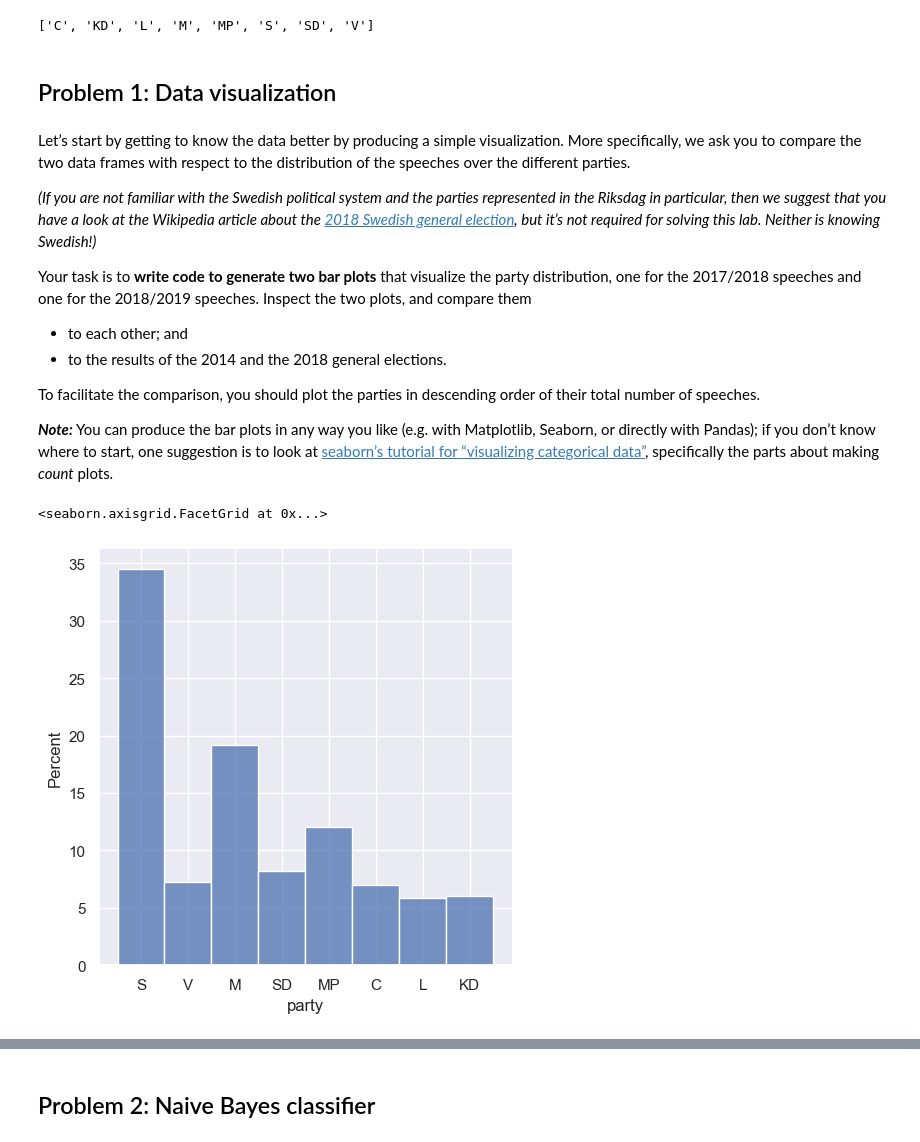
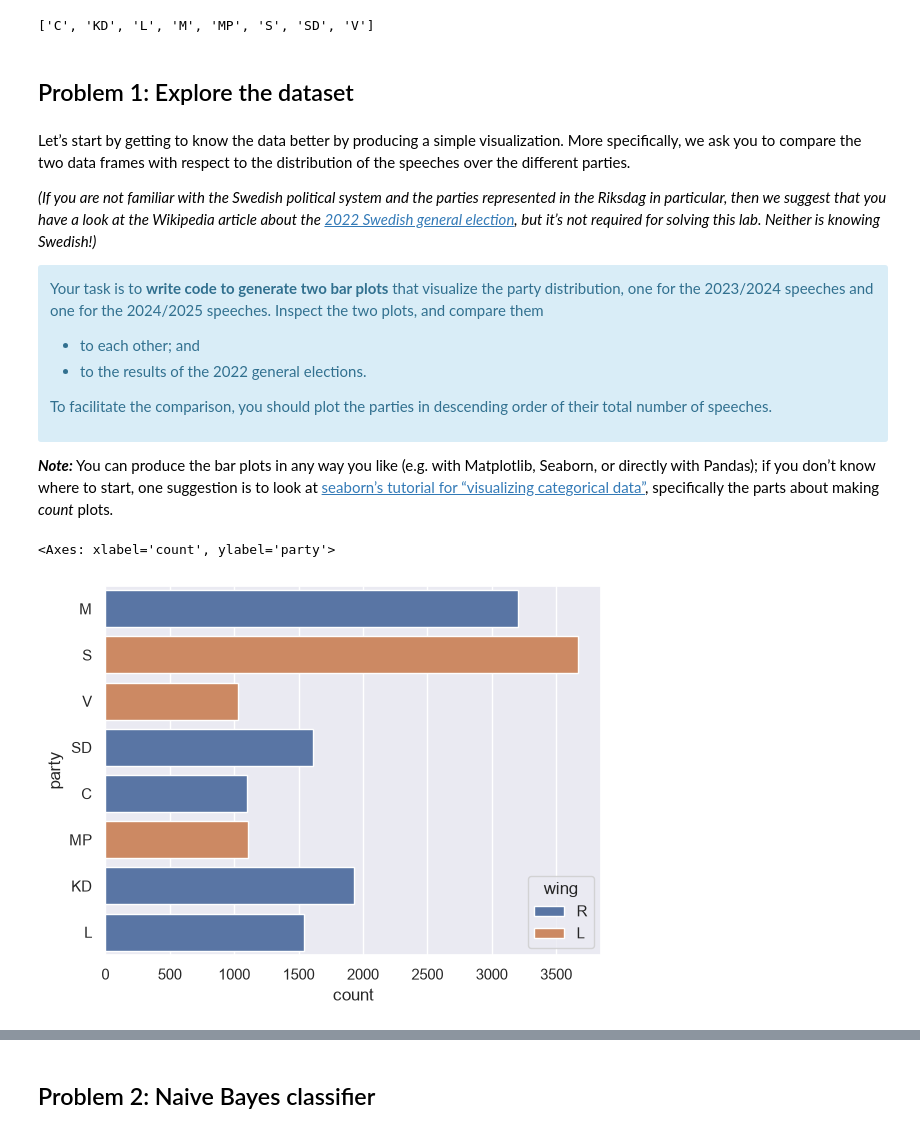
Before and after one commit to arreen/text-mining, a Jupyter notebook: l2/TM-Lab2.ipynb, the cells around one changed output, grey strips where cells are left out. Saved outputs shown, nothing was run; the diff lists cells and outputs as text; code cells hidden in the pictures.

```diff
--- a/l2/TM-Lab2.ipynb
+++ b/l2/TM-Lab2.ipynb
@@ -27,9 +31,9 @@ We start by loading these files into two separate data frames.
 import pandas as pd
 import bz2
 
-with bz2.open('speeches-201718.json.bz2', mode='rt', encoding='utf-8') as source:
-    speeches_201718 = pd.read_json(source, encoding='utf-8')
+with bz2.open("anforande-202324.json.bz2", mode="rt", encoding="utf-8") as source:
+    speeches_202324 = pd.read_json(source, encoding="utf-8")
 
-with bz2.open('speeches-201819.json.bz2', mode='rt', encoding='utf-8') as source:
-    speeches_201819 = pd.read_json(source, encoding='utf-8')
+with bz2.open("anforande-202425.json.bz2", mode="rt", encoding="utf-8") as source:
+    speeches_202425 = pd.read_json(source, encoding="utf-8")
 # %% [markdown]
@@ -55,28 +59,32 @@ print(parties)
 # %% [output]
 ['C', 'KD', 'L', 'M', 'MP', 'S', 'SD', 'V']
 # %% [markdown]
-## Problem 1: Data visualization
+## Problem 1: Explore the dataset
 # %% [markdown]
 Let’s start by getting to know the data better by producing a simple visualization.  More specifically, we ask you to compare the two data frames with respect to the distribution of the speeches over the different parties.
 
-_(If you are not familiar with the Swedish political system and the parties represented in the Riksdag in particular, then we suggest that you have a look at the Wikipedia article about the [2018 Swedish general election](https://en.wikipedia.org/wiki/2018_Swedish_general_election), but it’s not required for solving this lab.  Neither is knowing Swedish!)_
+_(If you are not familiar with the Swedish political system and the parties represented in the Riksdag in particular, then we suggest that you have a look at the Wikipedia article about the [2022 Swedish general election](https://en.wikipedia.org/wiki/2022_Swedish_general_election), but it’s not required for solving this lab.  Neither is knowing Swedish!)_
 
-Your task is to **write code to generate two bar plots** that visualize the party distribution, one for the 2017/2018 speeches and one for the 2018/2019 speeches. Inspect the two plots, and compare them
+<div class="alert alert-info">
+
+Your task is to **write code to generate two bar plots** that visualize the party distribution, one for the 2023/2024 speeches and one for the 2024/2025 speeches. Inspect the two plots, and compare them
 
 * to each other; and
-* to the results of the 2014 and the 2018 general elections.
+* to the results of the 2022 general elections.
 
 To facilitate the comparison, you should plot the parties in descending order of their total number of speeches.
 
+</div>
+
 **_Note:_** You can produce the bar plots in any way you like (e.g. with Matplotlib, Seaborn, or directly with Pandas); if you don’t know where to start, one suggestion is to look at [seaborn’s tutorial for “visualizing categorical data”](https://seaborn.pydata.org/tutorial/categorical.html), specifically the parts about making _count_ plots.
 # %%
 # Importing seaborn style — usually a good choice by default
 import seaborn as sns
-sns.set()
+# sns.set()
+sns.set_theme()
 # %%
-"""Produce a plot for the 2017/2018 speeches."""
-
-sns.displot(data=training_data, x="party", stat = "percent")
+"""Produce a plot for the 2023/2024 speeches."""
+sns.countplot(data=speeches_202324, y="party", hue="wing", legend=True)
 # %% [output]
-<seaborn.axisgrid.FacetGrid at 0x...>
+<Axes: xlabel='count', ylabel='party'>
-[figure, old version]
+[figure, new version]
```
Also changed, not shown: parts of 74 cells of this notebook, 14 other files.
